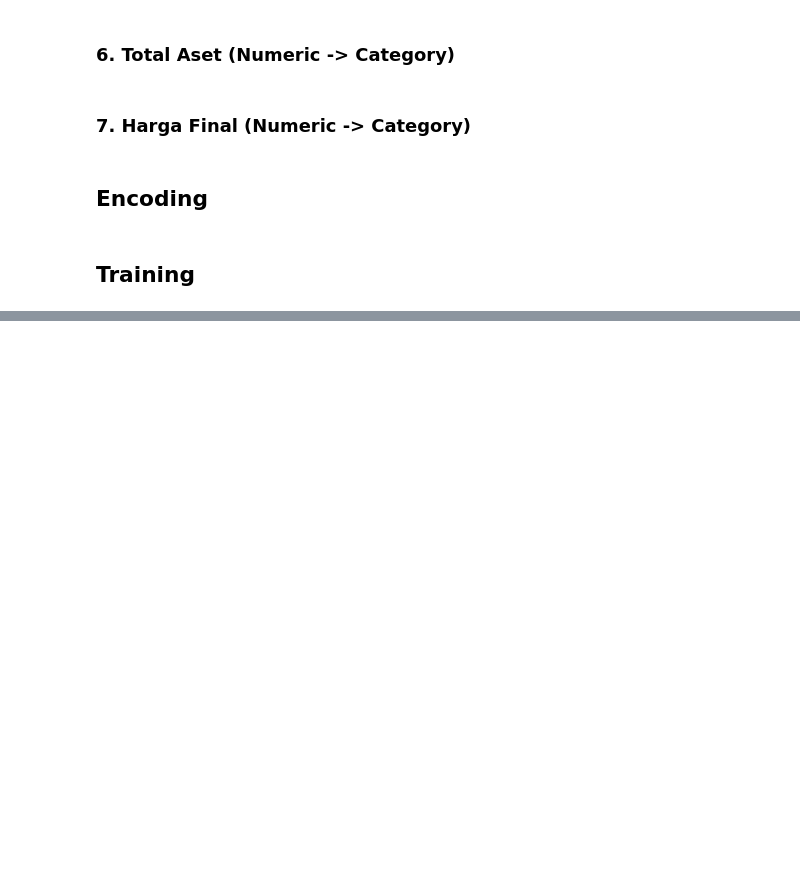
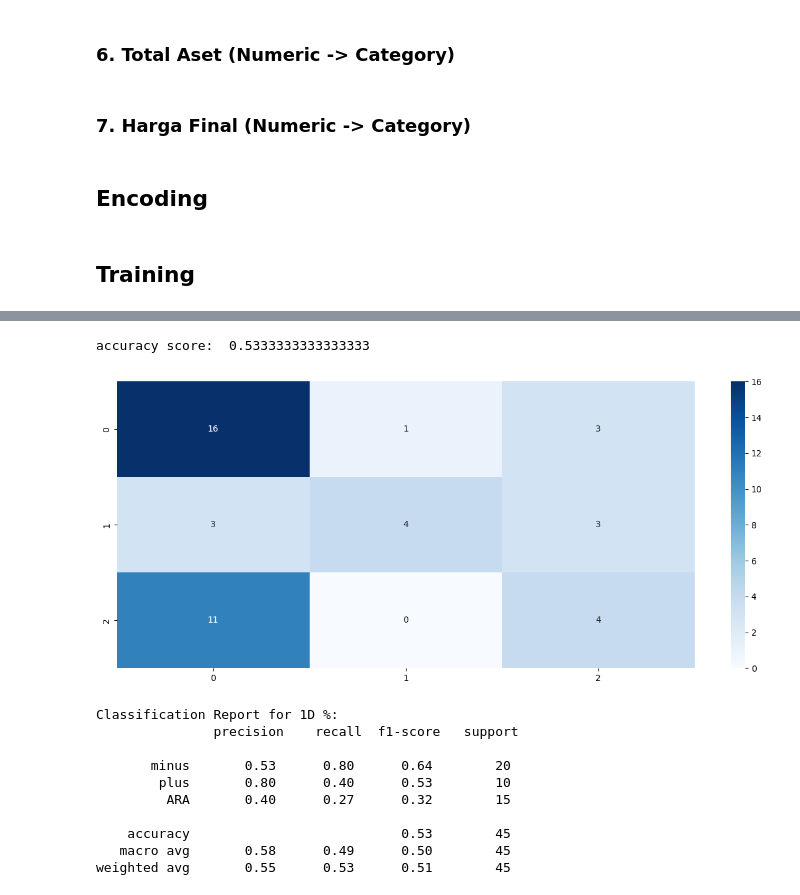
Before and after one commit to williamtheodoruswijaya/Datathon-UI-2025, a Jupyter notebook: notebook/William/William_Notebook.ipynb, the cells around one changed output, grey strips where cells are left out. Cells and saved outputs as stored; diff of their text form; code cells hidden in the pictures; blank space fills up the shorter version.

```diff
--- a/notebook/William/William_Notebook.ipynb
+++ b/notebook/William/William_Notebook.ipynb
@@ -674,0 +683,6 @@ Index(['underwriter_freq_category', 'underwriter_avg_aset_category',
+# %%
+X_1d_train, X_1d_test, y_1d_train, y_1d_test = train_test_split(X_1d, y_1d, test_size=0.2, random_state=42)
+X_1w_train, X_1w_test, y_1w_train, y_1w_test = train_test_split(X_1w, y_1w, test_size=0.2, random_state=42)
+X_1m_train, X_1m_test, y_1m_train, y_1m_test = train_test_split(X_1m_clean, y_1m_clean, test_size=0.2, random_state=42)
+X_6m_train, X_6m_test, y_6m_train, y_6m_test = train_test_split(X_6m_clean, y_6m_clean, test_size=0.2, random_state=42)
+X_1y_train, X_1y_test, y_1y_train, y_1y_test = train_test_split(X_1y_clean, y_1y_clean, test_size=0.2, random_state=42)
@@ -674,0 +691,12 @@ Index(['underwriter_freq_category', 'underwriter_avg_aset_category',
+# %%
+from catboost import CatBoostClassifier
+
+catboost_model = CatBoostClassifier(
+    iterations=1000,
+    learning_rate=0.08,
+    verbose=100,
+    auto_class_weights="Balanced",
+    cat_features=categorical_features_indices
+)
+
+catboost_model.fit(X_1d_train, y_1d_train)
@@ -674,0 +716,28 @@ Index(['underwriter_freq_category', 'underwriter_avg_aset_category',
+# %%
+from sklearn.metrics import confusion_matrix, accuracy_score, f1_score, classification_report
+
+y_pred_1d = catboost_model.predict(X_1d_test)
+
+accuracy_1d = accuracy_score(y_1d_test, y_pred_1d)
+print("accuracy score: ", accuracy_1d)
+
+cm_1d = confusion_matrix(y_1d_test, y_pred_1d)
+plt.figure(figsize=(15, 6))
+sns.heatmap(cm_1d, annot=True, fmt='d', cmap="Blues")
+plt.show()
+
+report_1d = classification_report(y_1d_test, y_pred_1d, target_names=['minus', 'plus', 'ARA'])
+print("Classification Report for 1D %:\n", report_1d)
+# %% [output]
+accuracy score:  0.5333333333333333
+[figure, added]
+Classification Report for 1D %:
+               precision    recall  f1-score   support
+
+       minus       0.53      0.80      0.64        20
+        plus       0.80      0.40      0.53        10
+         ARA       0.40      0.27      0.32        15
+
+    accuracy                           0.53        45
+   macro avg       0.58      0.49      0.50        45
+weighted avg       0.55      0.53      0.51        45
```
Also changed, not shown: parts of 6 cells of this notebook, 5 other files.
